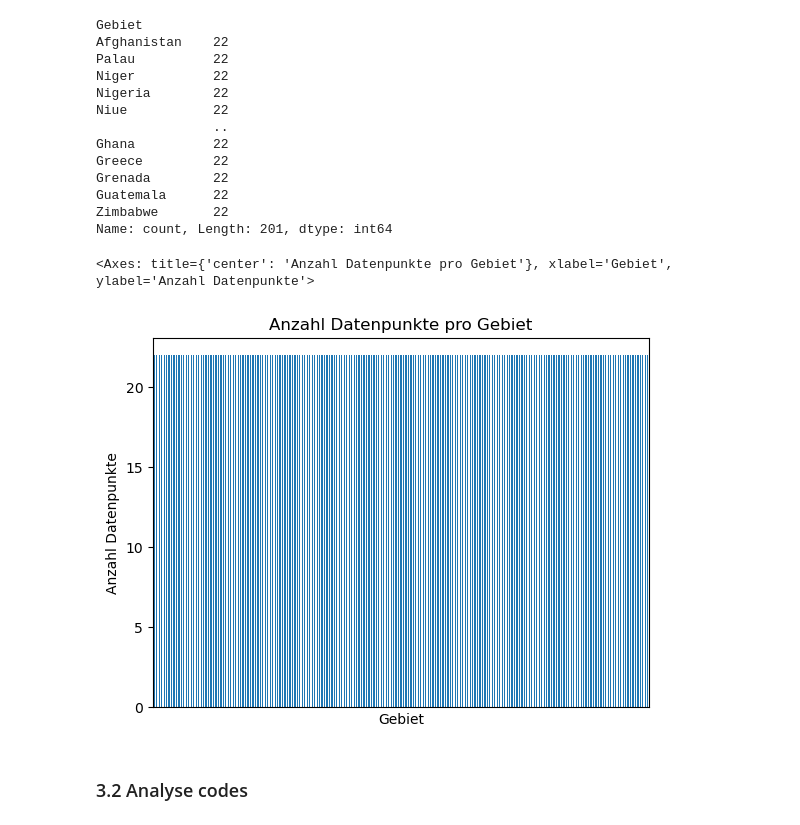
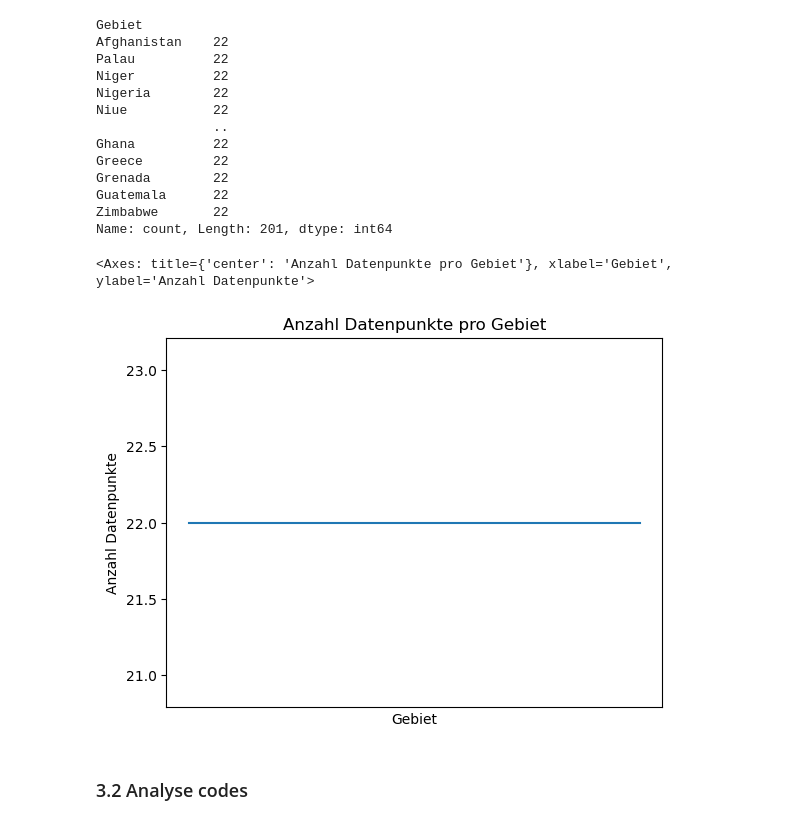
Before and after one commit to cardoali/BMLD-Python, a Jupyter notebook: Grundgerüst_Leistungsnachweis.ipynb, the cells around one changed output. Saved outputs shown, nothing was run; the diff lists cells and outputs as text; code cells hidden in the pictures.

Commit message:
Histogram angepasst

```diff
--- a/Grundgerüst_Leistungsnachweis.ipynb
+++ b/Grundgerüst_Leistungsnachweis.ipynb
@@ -100,12 +100,12 @@ Guatemala      22
 Zimbabwe       22
 Name: count, Length: 201, dtype: int64
 # %%
-df['Gebiet'].value_counts().plot(kind='bar',
+df['Gebiet'].value_counts().plot(kind='line',
                                  xticks=[],     # disable labels on x-axis
                                  ylabel='Anzahl Datenpunkte', title='Anzahl Datenpunkte pro Gebiet')
 # %% [output]
 <Axes: title={'center': 'Anzahl Datenpunkte pro Gebiet'}, xlabel='Gebiet', ylabel='Anzahl Datenpunkte'>
-[figure, old version]
+[figure, new version]
 # %% [markdown]
 ### 3.2 Analyse codes
 # %%
```
Also changed, not shown: parts of 2 cells of this notebook.
